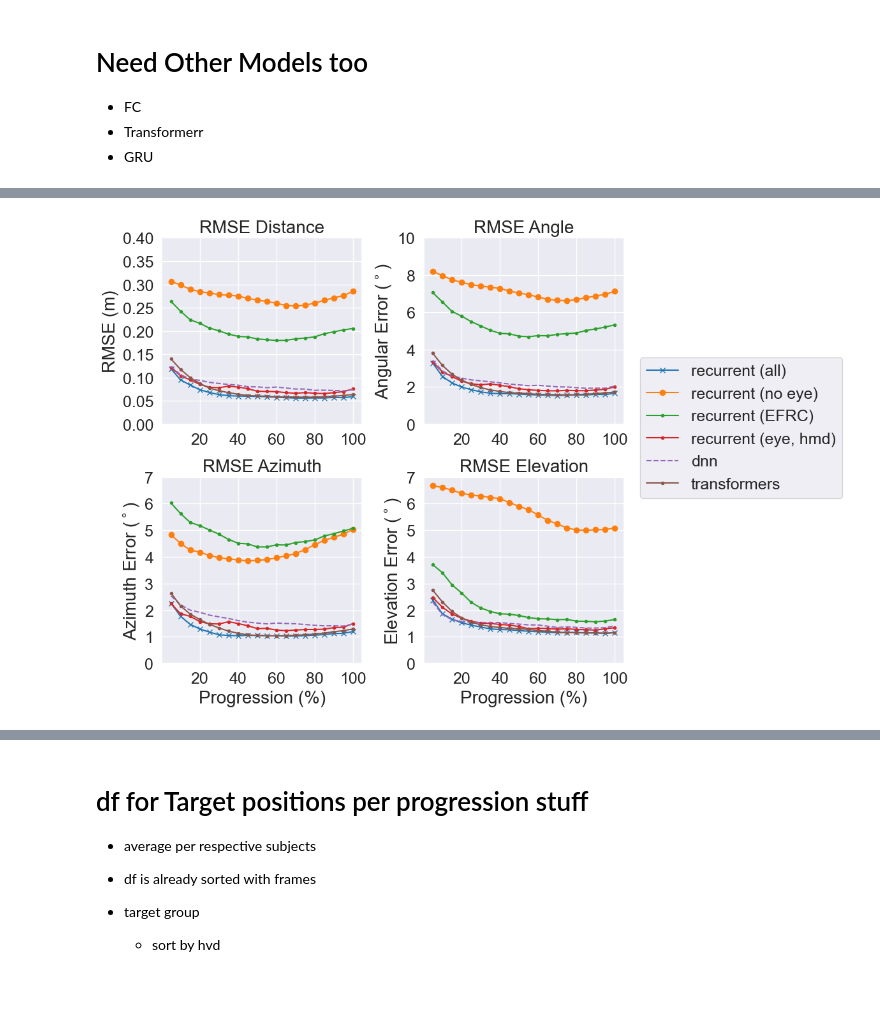
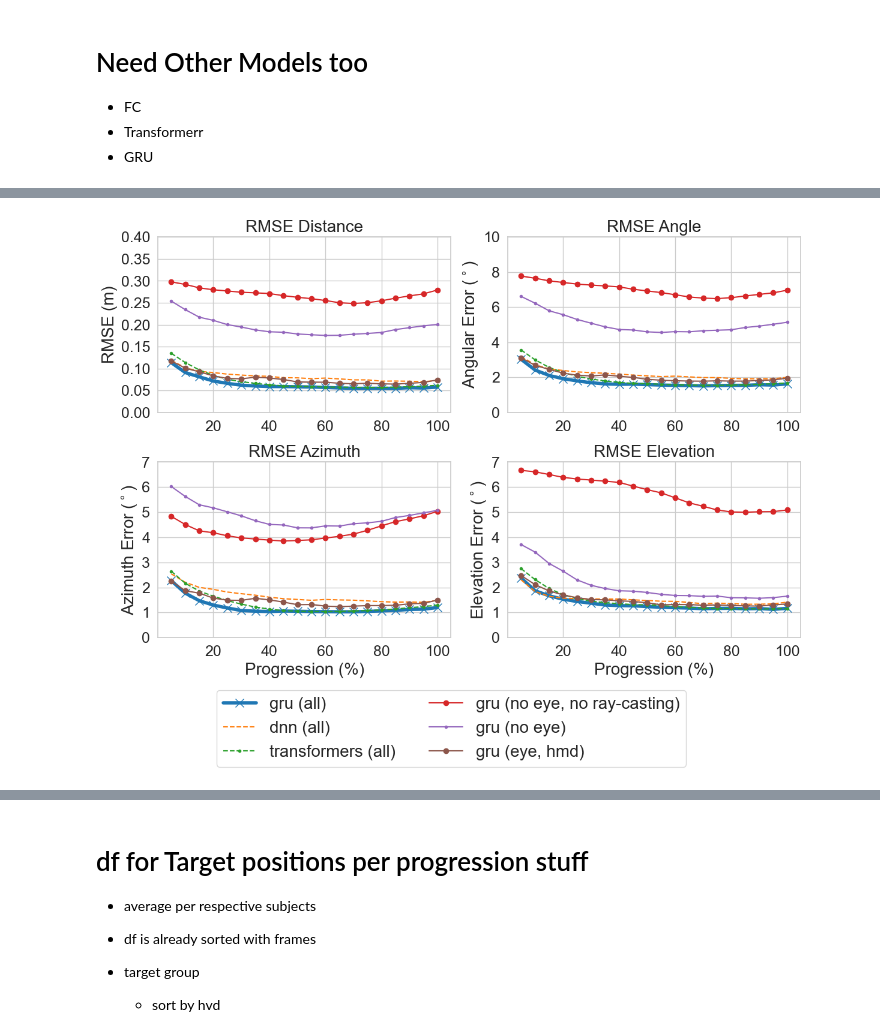
Before and after one commit to gitscade/stats, a Jupyter notebook: 05-result_progression.ipynb, the cells around one changed output, grey strips where cells are left out. Cells and saved outputs as stored; diff of their text form; code cells hidden in the pictures; blank space fills up the shorter version.

```diff
--- a/05-result_progression.ipynb
+++ b/05-result_progression.ipynb
@@ -41,12 +41,27 @@ def combined_angles_retire(values1, values2):
     tan2 =  np.tan(values2 * np.pi /180)
     return np.tanh( np.sqrt( tan1**2 + tan2**2 ) ) * 180 / np.pi
 
+def calculate_mse(df):
+    e_x = df.e_x
+    e_y = df.e_y
+    #e_z is 0 for 2d pointing
+    return np.sqrt( e_x**2 + e_y**2)
+
+def calculate_angular_deviation(df):
+    e_mse = df.e_mse
+    d = df.d
+    half_angle = (180/np.pi)*np.arctan( 0.5*e_mse/d)
+    return 2*half_angle
+
+
 
 def draw_errors_all(df, input_result_name=None):
     new_frames = 20
     # one temporal plot for whole dataset
     l_sub_idx = df.sub_idx.unique()
 
+    df['e_mse'] = calculate_mse(df)
+    df['e_angular'] = calculate_angular_deviation(df)
     df['sub_group'] = df.groupby(['sub_idx']).ngroup() # 4 for evaluation
     df = df.sort_values(by=['file_idx','sub_idx']) #only files and subject
     df = df.drop(['is_exclude', 'win_idx', 'win_num'], axis=1)
@@ -71,10 +86,12 @@ def draw_errors_all(df, input_result_name=None):
     df_resample_mse = df_resample.groupby(df_resample.index)["e_mse"].apply(rms)
     df_resample_h = df_resample.groupby(df_resample.index)["e_h"].apply(rms)
     df_resample_v = df_resample.groupby(df_resample.index)["e_v"].apply(rms)
-    out = pd.DataFrame([df_resample_mse, df_resample_h, df_resample_v]).transpose()
+    df_resample_angerror = df_resample.groupby(df_resample.index)["e_angular"].apply(rms)
+    out = pd.DataFrame([df_resample_mse, df_resample_h, df_resample_v, df_resample_angerror]).transpose()
 
     # DO NOT USE THIS NOT USEFUL
     # out["e_comb"] = combined_angles(df_resample_h, df_resample_v)
+    out["e_comb"] = df_resample_angerror
 
 
     return out
@@ -109,25 +126,24 @@ y_5=draw_errors_all(df_5, "justeye")
 x = np.arange(5, 105, 5)
 x =pd.Series(x, name='x')
 # %%
-print(y1)
-print(y1.mean(axis=0), y2.mean(axis=0), y3.mean(axis=0), y4.mean(axis=0), y5.mean(axis=0), y6.mean(axis=0))
+# print(y1)
+# print(y1.mean(axis=0), y2.mean(axis=0), y3.mean(axis=0), y4.mean(axis=0), y5.mean(axis=0), y6.mean(axis=0))
 
 
 ### plotting for m1 only ####
-sns.set(style='darkgrid', palette='tab10')
+sns.set(style='whitegrid', palette='tab10')
 fig = plt.figure(figsize=(12,8))
 fig.subplots_adjust(hspace=-1)
 # fig.suptitle("Error Progression for Different Baselines", fontsize="22")
 
 ax1 = fig.add_subplot(221)
 ax1.set_title('RMSE Distance', fontsize=20)
-ax1.plot(x, y1.e_mse, label = "recurrent (all)", marker='x')
-ax1.plot(x, y2.e_mse, label = "baseline (no eye)", marker='o')
-ax1.plot(x, y3.e_mse, label = "baseline (EFRC)", marker='.')
-ax1.plot(x, y4.e_mse, label = "baseline (eye and hmd)", marker='.')
-ax1.plot(x, y5.e_mse, label = "dnn", linestyle='--')
-ax1.plot(x, y6.e_mse, label = "transformers", marker='.')
-# ax1.set_xlabel('Progression (%)', fontsize=20)
+ax1.plot(x, y1.e_mse, label = "gru (all)", marker='x', markersize=10, linewidth=4)
+ax1.plot(x, y5.e_mse, label = "dnn (all)", linestyle='--')
+ax1.plot(x, y6.e_mse, label = "transformers (all)", marker='.',linestyle='--')
+ax1.plot(x, y2.e_mse, label = "gru (no eye, no ray-casting)", marker='o')
+ax1.plot(x, y3.e_mse, label = "gru (no eye)", marker='.')
+ax1.plot(x, y4.e_mse, label = "gru (eye, hmd)", marker='o')
 ax1.set_ylabel('RMSE (m)', fontsize=20)
 ax1.set_ylim(0,0.4)
 
@@ -138,16 +154,16 @@ for tick in ax1.yaxis.get_major_ticks():
 
 ax2 = fig.add_subplot(222)
 ax2.set_title('RMSE Angle', fontsize=20)
-ax2.plot(x, y1.e_comb, label = "recurrent (all)", marker='x')
-ax2.plot(x, y2.e_comb, label = "recurrent (no eye)", marker='o')
-ax2.plot(x, y3.e_comb, label = "recurrent (EFRC)", marker='.')
-ax2.plot(x, y4.e_comb, label = "recurrent (eye, hmd)", marker='.')
-ax2.plot(x, y5.e_comb, label = "dnn", linestyle='--')
-ax2.plot(x, y6.e_comb, label = "transformers", marker='.')
-# ax2.set_xlabel('Progression (%)', fontsize=20)
+ax2.plot(x, y1.e_comb, label = "gru (all)", marker='x', markersize=10, linewidth=4)
+ax2.plot(x, y5.e_comb, label = "dnn (all)", linestyle='--')
+ax2.plot(x, y6.e_comb, label = "transformers (all)", marker='.',linestyle='--')
+ax2.plot(x, y2.e_comb, label = "gru (no eye, no ray-casting)", marker='o')
+ax2.plot(x, y3.e_comb, label = "gru (no eye)", marker='.')
+ax2.plot(x, y4.e_comb, label = "gru (eye, hmd)", marker='o')
 ax2.set_ylabel('Angular Error ($^\circ$)', fontsize=20)
 ax2.set_ylim(0,10)
-plt.legend(bbox_to_anchor=(1.04, 0.4), loc="upper left", fontsize="18")
+# plt.legend(bbox_to_anchor=(-0.5, 2.3), loc="upper left", fontsize="18")
+fig.legend(*ax2.get_legend_handles_labels(), loc='lower center', bbox_to_anchor=(0.5, -0.18), ncol=2, fontsize='20')
 
 for tick in ax2.xaxis.get_major_ticks():
     tick.label1.set_fontsize(18)
@@ -156,12 +172,13 @@ for tick in ax2.yaxis.get_major_ticks():
 
 ax3 = fig.add_subplot(223)
 ax3.set_title('RMSE Azimuth', fontsize=20)
-ax3.plot(x, y1.e_h, label = "recurrent (all)", marker='x')
-ax3.plot(x, y2.e_h, label = "baseline (no eye)", marker='o')
-ax3.plot(x, y3.e_h, label = "baseline (EFRC)", marker='.')
-ax3.plot(x, y4.e_h, label = "baseline (eye and hmd)", marker='.')
-ax3.plot(x, y5.e_h, label = "dnn", linestyle='--')
-ax3.plot(x, y6.e_h, label = "transformers", marker='.')
+ax3.plot(x, y1.e_h, label = "gru (all)", marker='x', markersize=10, linewidth=4)
+ax3.plot(x, y5.e_h, label = "dnn (all)", linestyle='--')
+ax3.plot(x, y6.e_h, label = "transformers (all)", marker='.',linestyle='--')
+ax3.plot(x, y2.e_h, label = "gru (no eye, no ray-casting)", marker='o')
+ax3.plot(x, y3.e_h, label = "gru (no eye)", marker='.')
+ax3.plot(x, y4.e_h, label = "gru (eye, hmd)", marker='o')
+
 
 ax3.set_xlabel('Progression (%)', fontsize=20)
 ax3.set_ylabel('Azimuth Error ($^\circ$)', fontsize=20)
@@ -175,12 +192,13 @@ for tick in ax3.yaxis.get_major_ticks():
 
 ax4 = fig.add_subplot(224)
 ax4.set_title('RMSE Elevation', fontsize=20)
-ax4.plot(x, y1.e_v, label = "recurrent (all)", marker='x')
-ax4.plot(x, y2.e_v, label = "baseline (no eye)", marker='o')
-ax4.plot(x, y3.e_v, label = "baseline (EFRC)", marker='.')
-ax4.plot(x, y4.e_v, label = "baseline (eye, hmd)", marker='.')
-ax4.plot(x, y5.e_v, label = "baseline (DNN)", linestyle='--')
-ax4.plot(x, y6.e_v, label = "baseline (TXFM)", marker='.')
+ax4.plot(x, y1.e_v, label = "gru (all)", marker='x', markersize=10, linewidth=4)
+ax4.plot(x, y5.e_v, label = "dnn (all)", linestyle='--')
+ax4.plot(x, y6.e_v, label = "transformers (all)", marker='.',linestyle='--')
+ax4.plot(x, y2.e_v, label = "gru (no eye, no ray-casting)", marker='o')
+ax4.plot(x, y3.e_v, label = "gru (no eye)", marker='.')
+ax4.plot(x, y4.e_v, label = "gru (eye, hmd)", marker='o')
+
 
 ax4.set_xlabel('Progression (%)', fontsize=20)
 ax4.set_ylabel('Elevation Error ($^\circ$)', fontsize=20)
@@ -192,4 +210,6 @@ for tick in ax4.xaxis.get_major_ticks():
     tick.label1.set_fontsize(18)
 for tick in ax4.yaxis.get_major_ticks():
     tick.label1.set_fontsize(18)
+
+plt.tight_layout()
 # %% [output]
@@ -213,3 +216,3 @@ dtype: float64
-[figure, old version]
+[figure, new version]
 # %%
 ### plotting for m1 only ####
```
Also changed, not shown: parts of 2 cells of this notebook.
